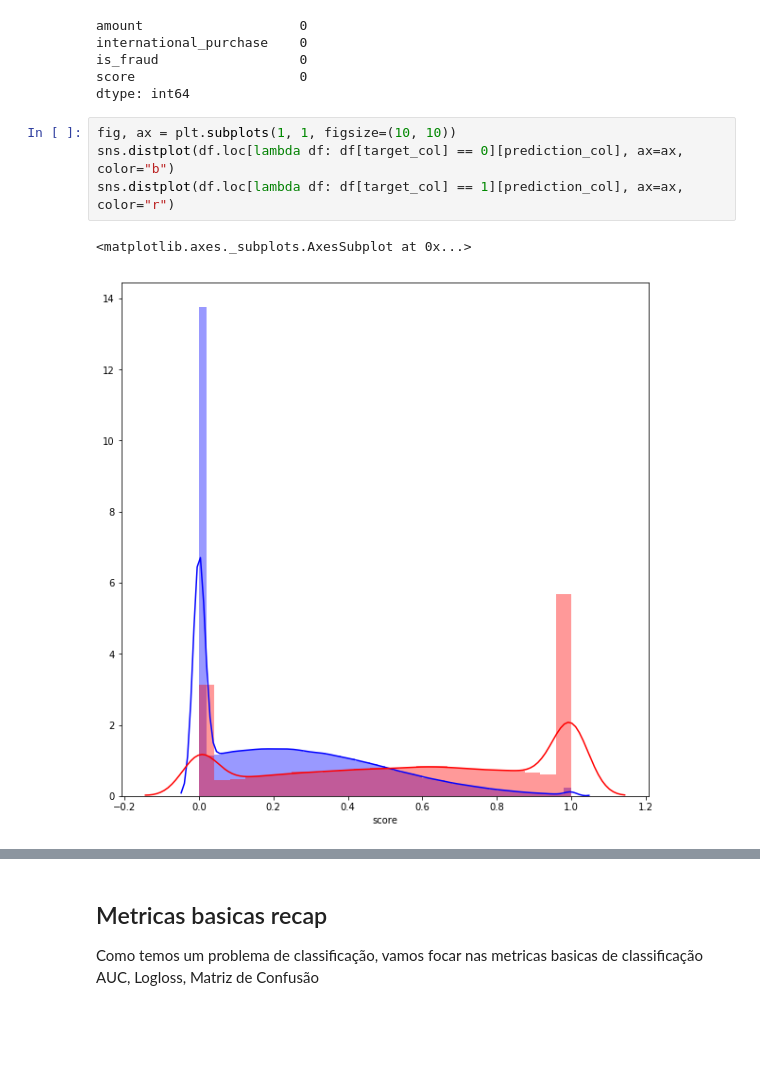
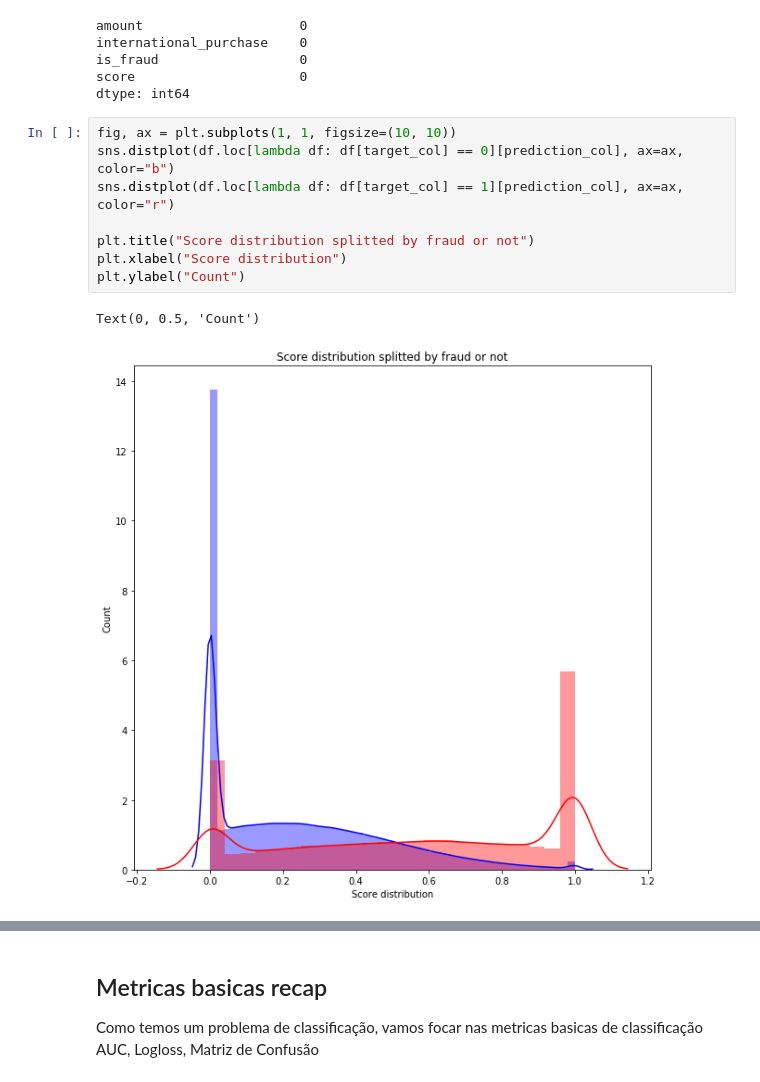
Before and after one commit to nubank/diversidados-curso-ds, a Jupyter notebook: intermediario/Aula 5/decison-making-examples.ipynb, the cells around one changed output, grey strips where cells are left out. Cells and saved outputs as stored; diff of their text form; blank space fills up the shorter version.

```diff
--- a/intermediario/Aula 5/decison-making-examples.ipynb
+++ b/intermediario/Aula 5/decison-making-examples.ipynb
@@ -89,7 +100,11 @@ dtype: int64
 # %%
 fig, ax = plt.subplots(1, 1, figsize=(10, 10))
 sns.distplot(df.loc[lambda df: df[target_col] == 0][prediction_col], ax=ax, color="b")
 sns.distplot(df.loc[lambda df: df[target_col] == 1][prediction_col], ax=ax, color="r")
+
+plt.title("Score distribution splitted by fraud or not")
+plt.xlabel("Score distribution")
+plt.ylabel("Count")
 # %% [output]
-<matplotlib.axes._subplots.AxesSubplot at 0x...>
+Text(0, 0.5, 'Count')
-[figure, old version]
+[figure, new version]
```
Also changed, not shown: parts of 33 cells of this notebook.
